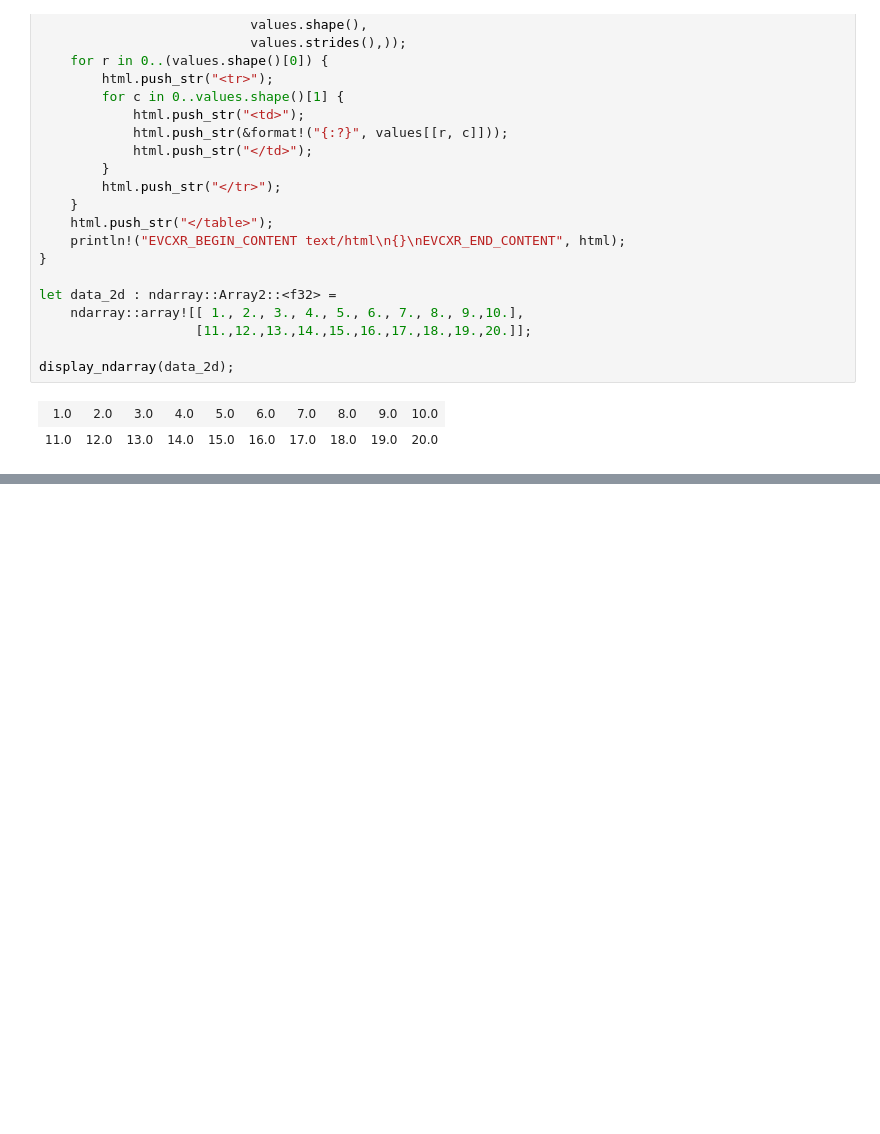
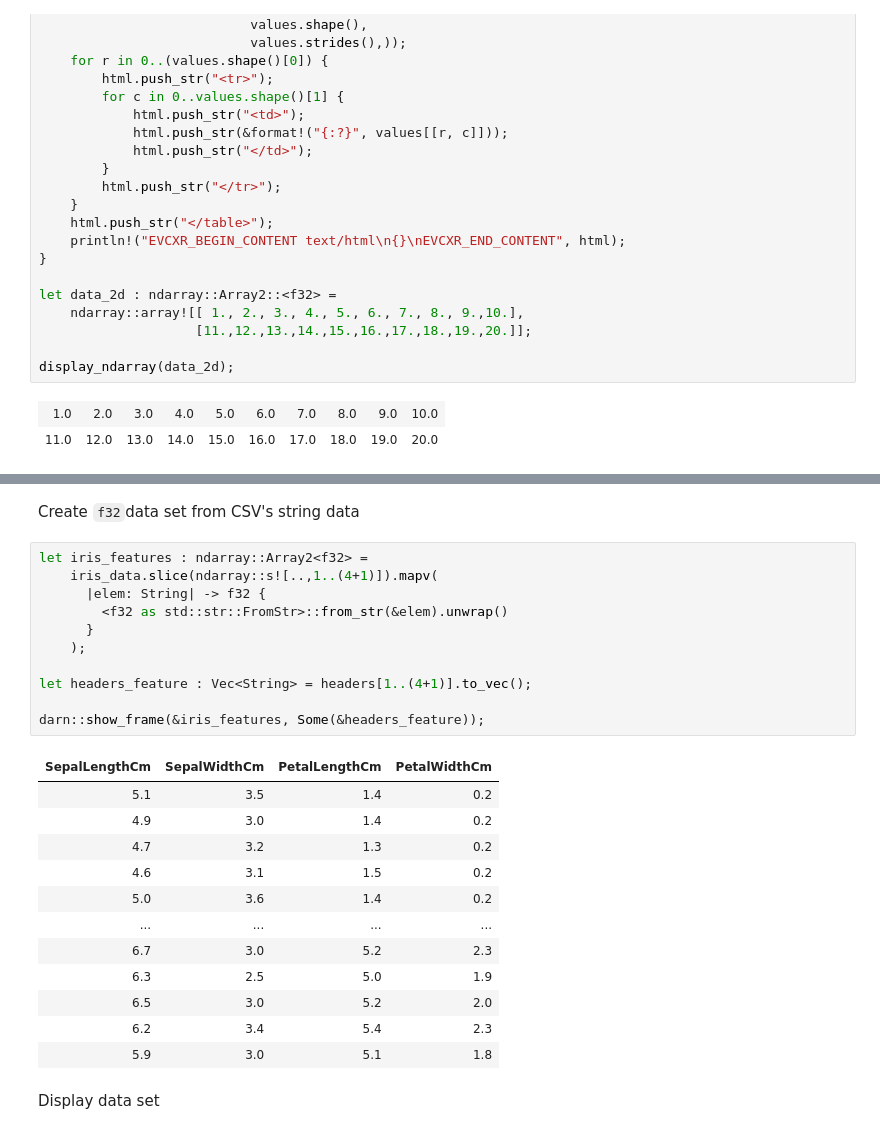
Before and after one commit to tilofix/play-jupyter, a Jupyter notebook: rust/rust_notes.ipynb, the cells around one changed output, grey strips where cells are left out. Cells and saved outputs as stored; diff of their text form; blank space fills up the shorter version.

```diff
--- a/rust/rust_notes.ipynb
+++ b/rust/rust_notes.ipynb
@@ -657,0 +963,28 @@ display_ndarray(data_2d);
+# %% [markdown]
+Create `f32`data set from CSV's string data
+# %%
+let iris_features : ndarray::Array2<f32> =
+    iris_data.slice(ndarray::s![..,1..(4+1)]).mapv(
+      |elem: String| -> f32 {
+        <f32 as std::str::FromStr>::from_str(&elem).unwrap()
+      }
+    );
+
+let headers_feature : Vec<String> = headers[1..(4+1)].to_vec();
+
+darn::show_frame(&iris_features, Some(&headers_feature));
+# %% [output]
+| SepalLengthCm | SepalWidthCm | PetalLengthCm | PetalWidthCm |
+| 5.1 | 3.5 | 1.4 | 0.2 |
+| 4.9 | 3.0 | 1.4 | 0.2 |
+| 4.7 | 3.2 | 1.3 | 0.2 |
+| 4.6 | 3.1 | 1.5 | 0.2 |
+| 5.0 | 3.6 | 1.4 | 0.2 |
+| ... | ... | ... | ... |
+| 6.7 | 3.0 | 5.2 | 2.3 |
+| 6.3 | 2.5 | 5.0 | 1.9 |
+| 6.5 | 3.0 | 5.2 | 2.0 |
+| 6.2 | 3.4 | 5.4 | 2.3 |
+| 5.9 | 3.0 | 5.1 | 1.8 |
+# %% [markdown]
+Display data set
```
Also changed, not shown: parts of 40 cells of this notebook, 2 other files.
